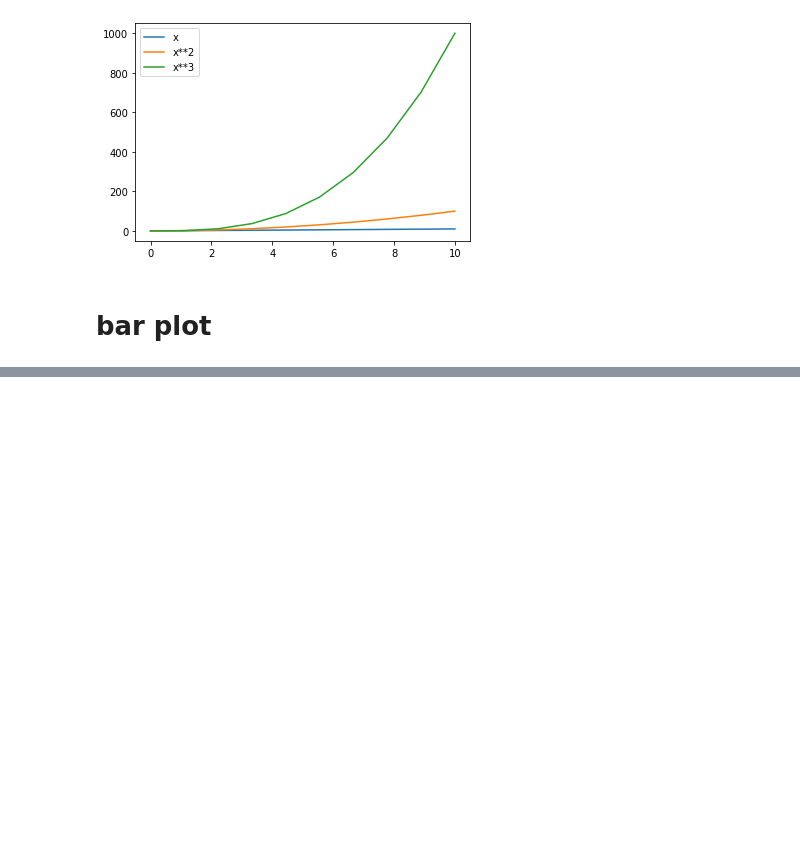
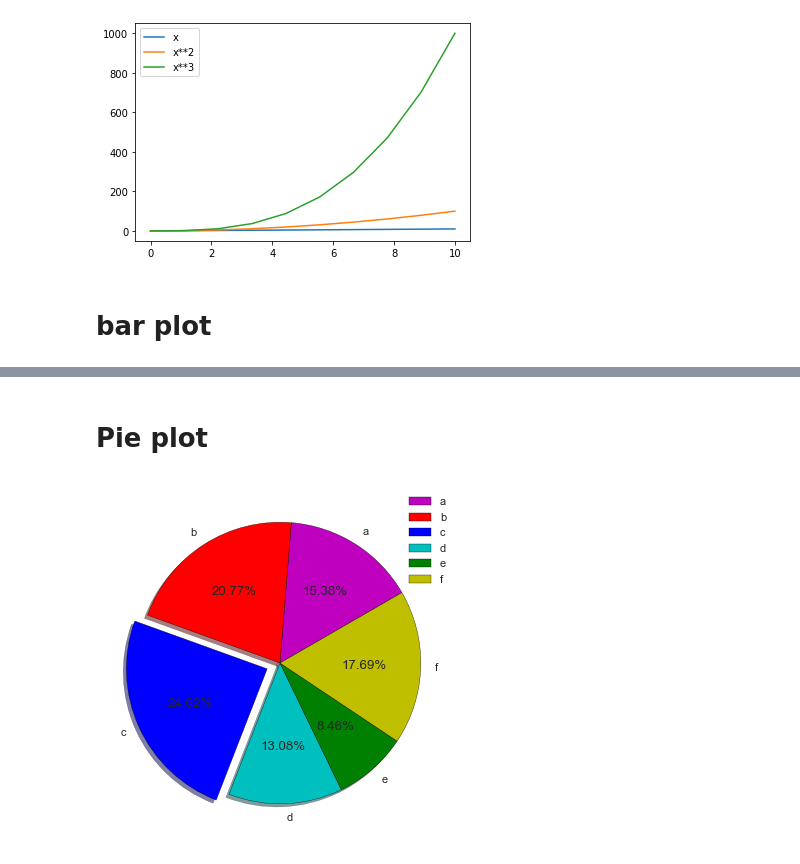
Before and after one commit to starboy007-debug/Matplotlib-seaborn, a Jupyter notebook: matplotlib-seaborn.ipynb, the cells around one changed output, grey strips where cells are left out. Drawn from its saved outputs; the diff is of its cells as text; code cells hidden in the pictures; blank space fills up the shorter version.

```diff
--- a/matplotlib-seaborn.ipynb
+++ b/matplotlib-seaborn.ipynb
@@ -124,0 +156,12 @@ plt.close()
+# %% [markdown]
+# Pie plot
+# %%
+plt.style.use('seaborn')
+x = [20,27,32,17,11,23]
+labels = ['a','b','c','d','e','f']
+colors = ['m','r','b','c','g','y']
+plt.pie(x,colors=colors,labels=labels,explode=[0,0,0.1,0,0,0],autopct='%1.2f%%',startangle=30,shadow=True)
+plt.legend()
+plt.show()
+# %% [output]
+[figure, added]
```
Also changed, not shown: parts of 4 cells of this notebook.
